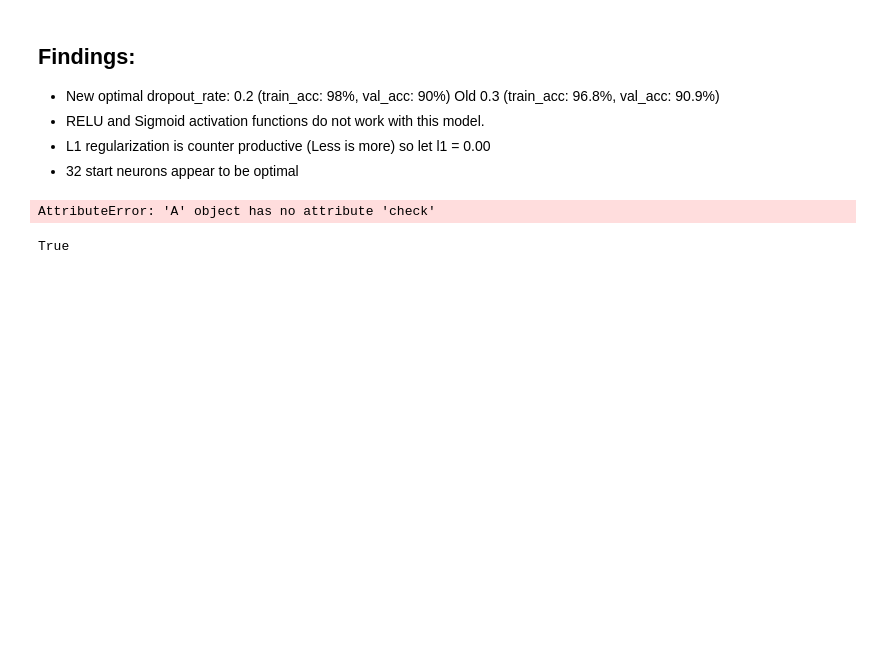
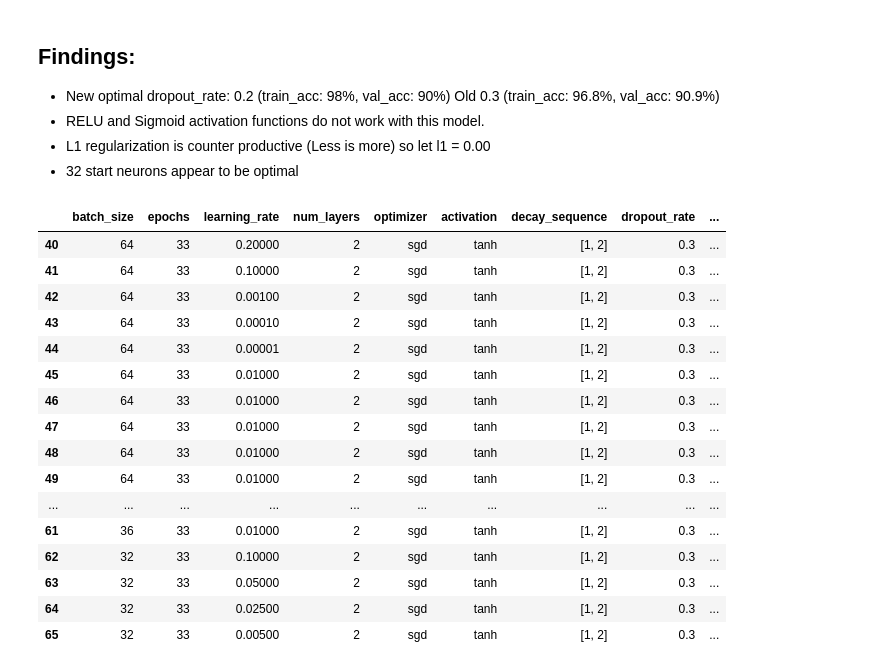
Before and after one commit to tss95/MasterThesis3, a Jupyter notebook: Notebooks/Modeling/ViewResultFile.ipynb, the cells around one changed output. Saved outputs shown, nothing was run; the diff lists cells and outputs as text; code cells hidden in the pictures; blank space fills up the shorter version.

```diff
--- a/Notebooks/Modeling/ViewResultFile.ipynb
+++ b/Notebooks/Modeling/ViewResultFile.ipynb
@@ -111,8 +119,20 @@ A = A("bye")
-# %%
-A.check()
-# %% [output]
-AttributeError: 'A' object has no attribute 'check'
-# %%
-hasattr(A, 'hey')
-# %% [output]
-True
+# %%
+df.iloc[40:]
+# %% [output]
+|  | batch_size | epochs | learning_rate | num_layers | optimizer | activation | decay_sequence | dropout_rate | ... |
+| 40 | 64 | 33 | 0.20000 | 2 | sgd | tanh | [1, 2] | 0.3 | ... |
+| 41 | 64 | 33 | 0.10000 | 2 | sgd | tanh | [1, 2] | 0.3 | ... |
+| 42 | 64 | 33 | 0.00100 | 2 | sgd | tanh | [1, 2] | 0.3 | ... |
+| 43 | 64 | 33 | 0.00010 | 2 | sgd | tanh | [1, 2] | 0.3 | ... |
+| 44 | 64 | 33 | 0.00001 | 2 | sgd | tanh | [1, 2] | 0.3 | ... |
+| 45 | 64 | 33 | 0.01000 | 2 | sgd | tanh | [1, 2] | 0.3 | ... |
+| 46 | 64 | 33 | 0.01000 | 2 | sgd | tanh | [1, 2] | 0.3 | ... |
+| 47 | 64 | 33 | 0.01000 | 2 | sgd | tanh | [1, 2] | 0.3 | ... |
+| 48 | 64 | 33 | 0.01000 | 2 | sgd | tanh | [1, 2] | 0.3 | ... |
+| 49 | 64 | 33 | 0.01000 | 2 | sgd | tanh | [1, 2] | 0.3 | ... |
+| ... | ... | ... | ... | ... | ... | ... | ... | ... | ... |
+| 61 | 36 | 33 | 0.01000 | 2 | sgd | tanh | [1, 2] | 0.3 | ... |
+| 62 | 32 | 33 | 0.10000 | 2 | sgd | tanh | [1, 2] | 0.3 | ... |
+| 63 | 32 | 33 | 0.05000 | 2 | sgd | tanh | [1, 2] | 0.3 | ... |
+| 64 | 32 | 33 | 0.02500 | 2 | sgd | tanh | [1, 2] | 0.3 | ... |
+| 65 | 32 | 33 | 0.00500 | 2 | sgd | tanh | [1, 2] | 0.3 | ... |
```
Also changed, not shown: parts of 16 cells of this notebook, 9 other files.
